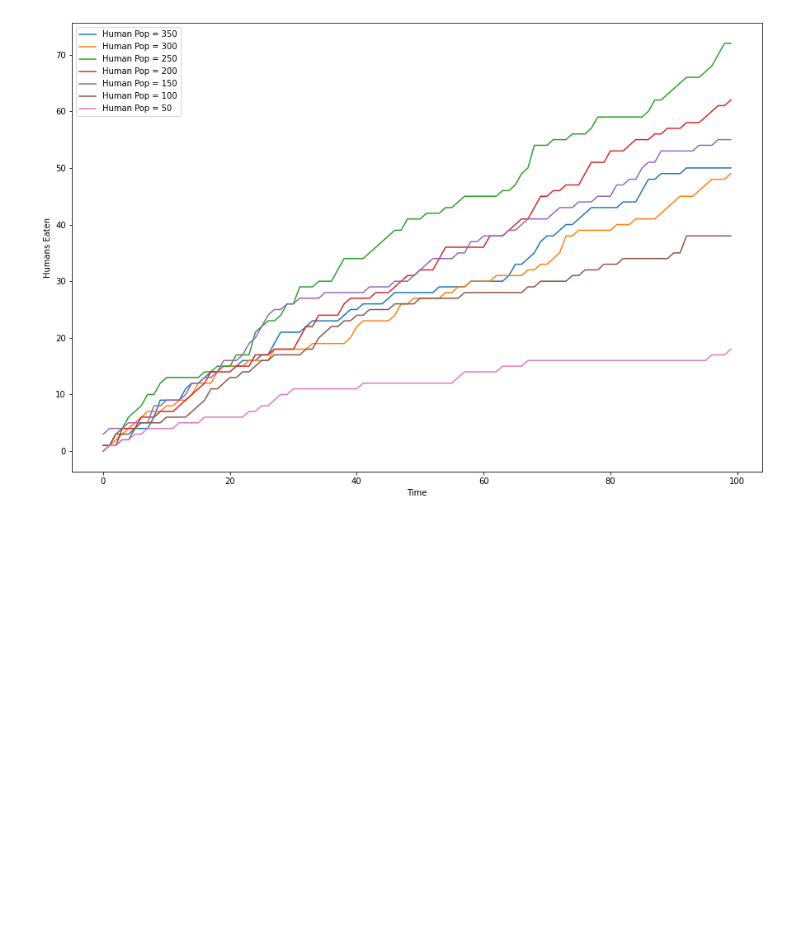
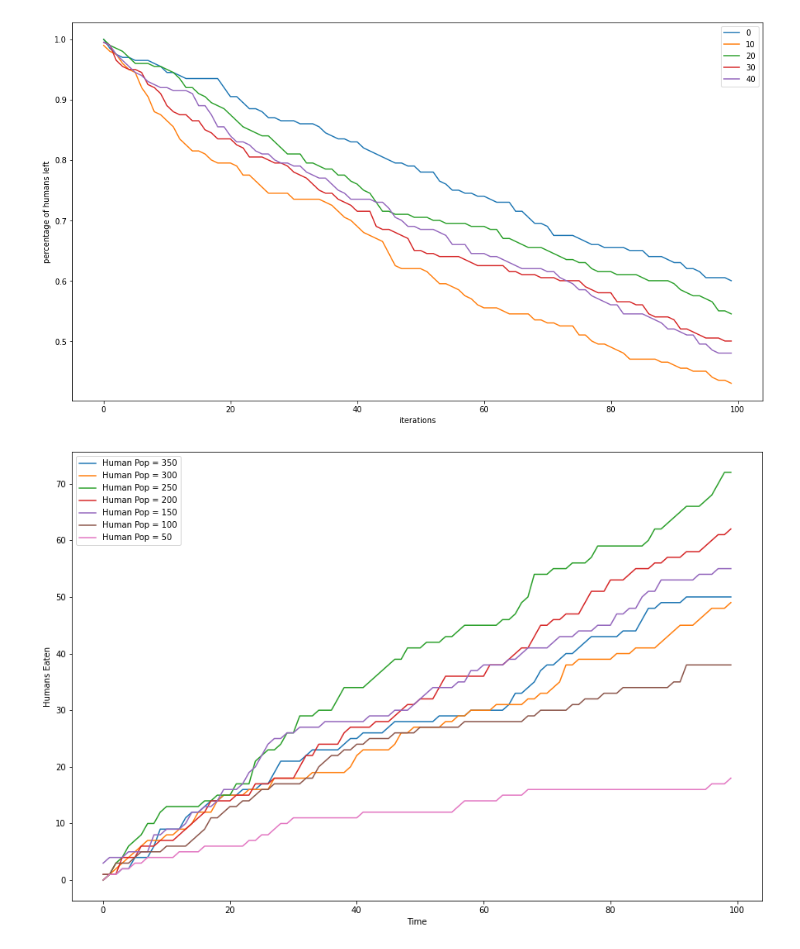
Before and after one commit to AriAtari/zombie_alpaca, a Jupyter notebook: zombie_model_plot.ipynb, the cells around one changed output. Saved outputs shown, nothing was run; the diff lists cells and outputs as text; code cells hidden in the pictures; blank space fills up the shorter version.

Commit message:
changing smell radii

```diff
--- a/zombie_model_plot.ipynb
+++ b/zombie_model_plot.ipynb
@@ -52,3 +52,51 @@ for ch in chance:
+# %%
+import numpy as np
+import matplotlib.pyplot as plt
+import time
+from IPython.display import display, clear_output
+
+# Importing necessary classes to run simulation
+from zombie_model import human, zombie, alpacalypse
+
+np.random.seed(123456789)
+
+smell = np.arange(0,50,10)
+
+fig,ax = plt.subplots(1,1, figsize = (16,9))
+
+for sr in smell:
+
+    my_alpaca = alpacalypse(width = 200 , height = 200)
+
+    for p in range(200):
+        hum = human(base_chance_of_survival = 0)
+
+        my_alpaca.humans.append(hum)
+    for p in range(200):
+        my_alpaca.zombies.append(
+            zombie(smell_radius = sr)
+        )
+
+    my_alpaca._all_entities = [*my_alpaca.humans, *my_alpaca.zombies]
+
+    for hum in my_alpaca.humans:
+        hum.place_at([np.random.randint(low = 0, high = my_alpaca.width),np.random.randint(low = 0, high = my_alpaca.height)])
+
+    for zom in my_alpaca.zombies:
+        zom.place_at([np.random.randint(low = 0, high = my_alpaca.width),np.random.randint(low = 0, high = my_alpaca.height)])
+
+    for i in range(100):
+        my_alpaca.evolve()
+
+    human_numbers = np.array(my_alpaca.human_count)/200
+    zombie_numbers = np.array(my_alpaca.zombie_count)/200
+
+    ax.plot(range(100),human_numbers,label=str(sr))
+    plt.xlabel("iterations")
+    plt.ylabel("percentage of humans left")
+    plt.legend()
+# %% [output]
+[figure, added]
 # %%
 import numpy as np
 import matplotlib.pyplot as plt
```
Also changed, not shown: parts of 1 cell of this notebook.
